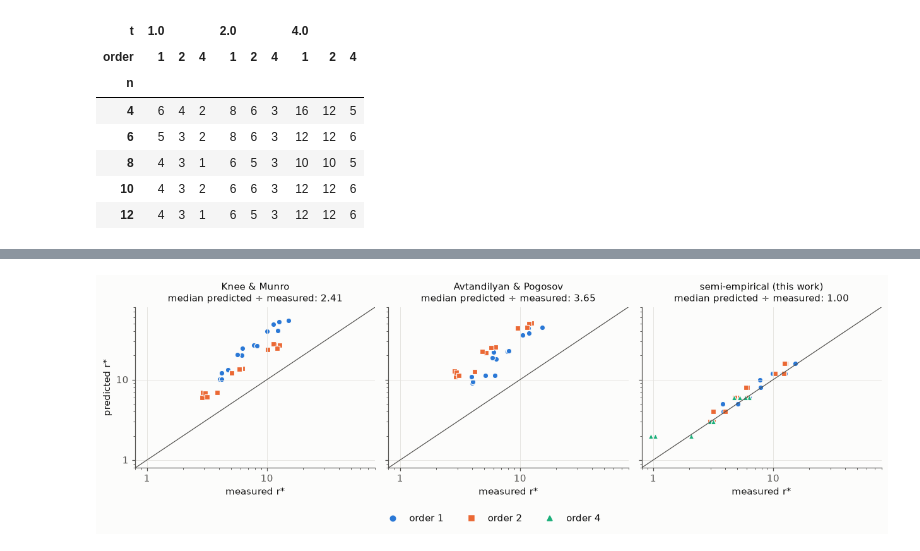
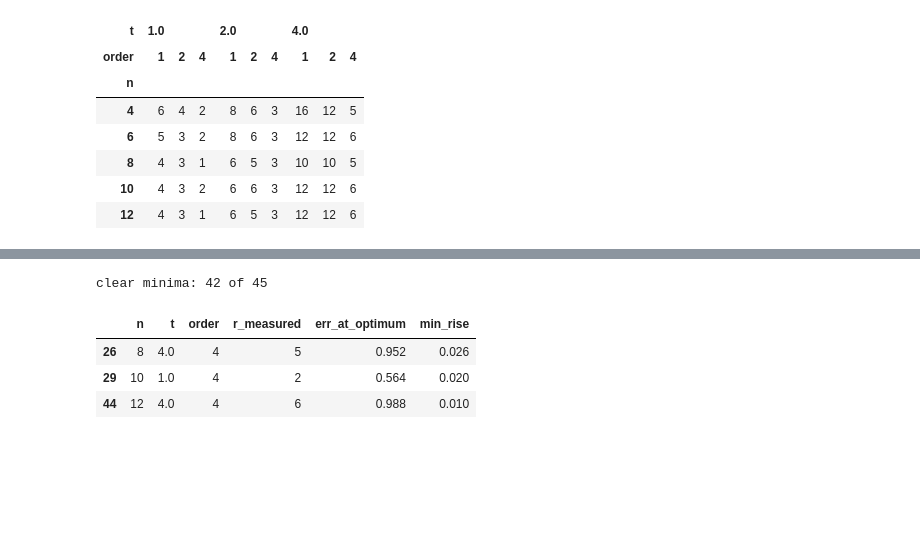
Before and after one commit to jayhsu0627/qtrotter, a Jupyter notebook: notebooks/trotter_under_noise.ipynb, the cells around one changed output, grey strips where cells are left out. Cells and saved outputs as stored; diff of their text form; code cells hidden in the pictures; blank space fills up the shorter version.

```diff
--- a/notebooks/trotter_under_noise.ipynb
+++ b/notebooks/trotter_under_noise.ipynb
@@ -249,4 +246,10 @@ and take $b$ from the calibration above:
 # %%
-plots.predicted_vs_measured(summary, save=FIG / "fig3_predictions.png");
+clear = summary.min_rise >= 0.05
+print(f"clear minima: {clear.sum()} of {len(summary)}")
+summary.loc[~clear, ["n", "t", "order", "r_measured", "err_at_optimum", "min_rise"]]
 # %% [output]
-[figure, removed]
+clear minima: 42 of 45
+|  | n | t | order | r_measured | err_at_optimum | min_rise |
+| 26 | 8 | 4.0 | 4 | 5 | 0.952 | 0.026 |
+| 29 | 10 | 1.0 | 4 | 2 | 0.564 | 0.020 |
+| 44 | 12 | 4.0 | 4 | 6 | 0.988 | 0.010 |
```
Also changed, not shown: parts of 29 cells of this notebook, 6 other files.
